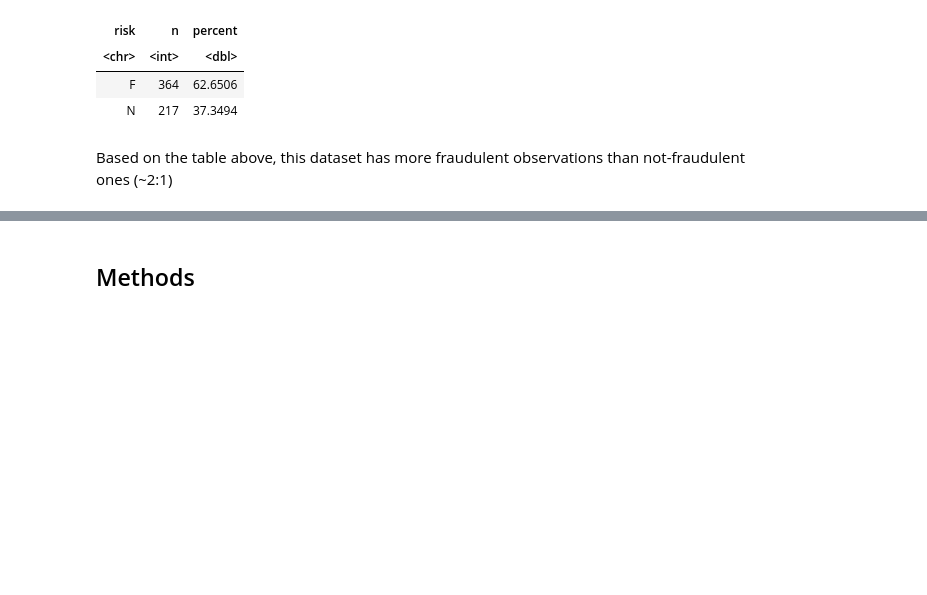
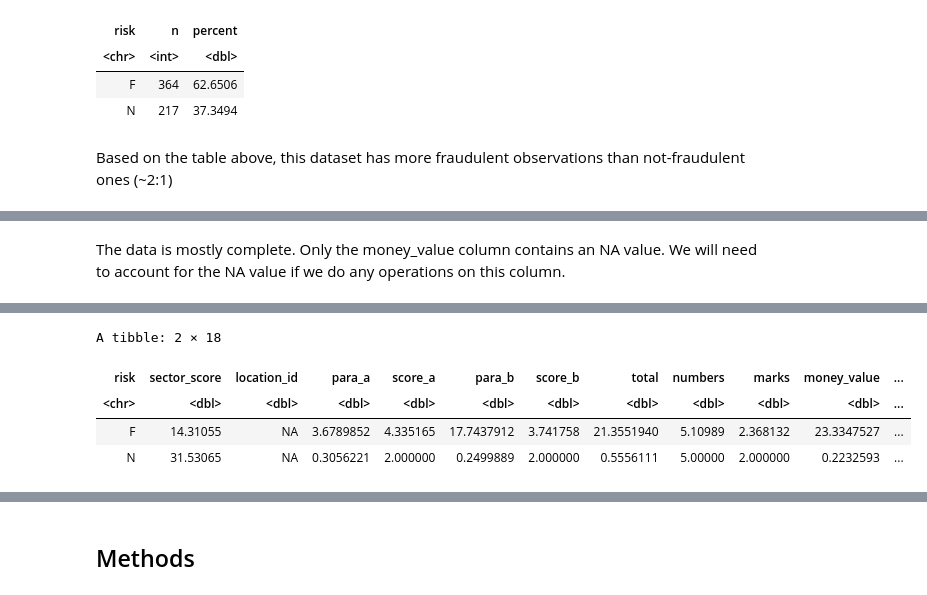
Before and after one commit to hakkd/KNN-Fraud-Detection, a Jupyter notebook: Group_Proposal.ipynb, the cells around one changed output, grey strips where cells are left out. Cells and saved outputs as stored; diff of their text form; code cells hidden in the pictures; blank space fills up the shorter version.

```diff
--- a/Group_Proposal.ipynb
+++ b/Group_Proposal.ipynb
@@ -146,0 +128,7 @@ summary(audit_train)
+# %% [markdown]
+The data is mostly complete. Only the money_value column contains an NA value. We will need to account for the NA value if we do any operations on this column.
+# %%
+audit_train |>
+    group_by(risk) |>
+    summarize(across(sector_score:score , mean, na.rm = TRUE))
+# %% [output]
@@ -146,0 +139,5 @@ summary(audit_train)
+A tibble: 2 × 18
+| risk | sector_score | location_id | para_a | score_a | para_b | score_b | total | numbers | marks | money_value | ... |
+| <chr> | <dbl> | <dbl> | <dbl> | <dbl> | <dbl> | <dbl> | <dbl> | <dbl> | <dbl> | <dbl> | ... |
+| F | 14.31055 | NA | 3.6789852 | 4.335165 | 17.7437912 | 3.741758 | 21.3551940 | 5.10989 | 2.368132 | 23.3347527 | ... |
+| N | 31.53065 | NA | 0.3056221 | 2.000000 | 0.2499889 | 2.000000 | 0.5556111 | 5.00000 | 2.000000 | 0.2232593 | ... |
```
Also changed, not shown: parts of 7 cells of this notebook.
